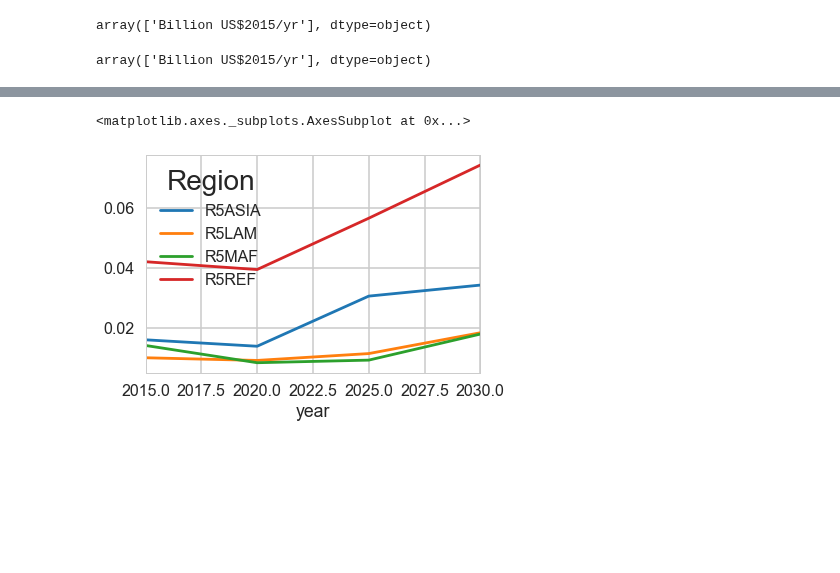
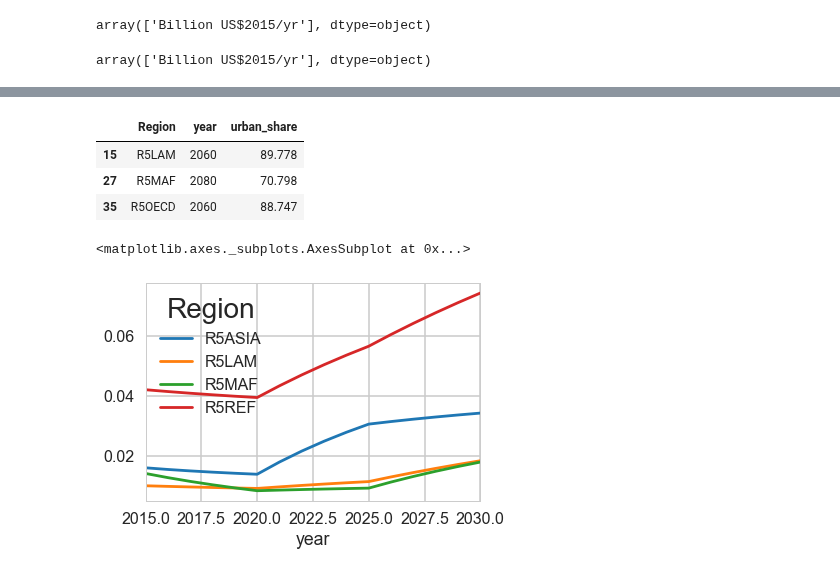
Before and after one commit to julierozenberg/infra_needs_analyses, a Jupyter notebook: energy_iiasa.ipynb, the cells around one changed output, grey strips where cells are left out. Drawn from its saved outputs; the diff is of its cells as text; code cells hidden in the pictures; blank space fills up the shorter version.

```diff
--- a/energy_iiasa.ipynb
+++ b/energy_iiasa.ipynb
@@ -91,0 +81,16 @@ investments
+# %%
+urban_share = pd.read_csv(myfolder+"urban_share_ssp2.csv")
+urban_share = urban_share.drop(["Model - Scenario","Variable","Unit"],axis=1).set_index("Region")
+urban_share.columns.name = "year"
+urban_share = urban_share.stack()
+urban_share.name = "urban_share"
+# %%
+urban_share = urban_share.reset_index()
+urban_share["Region"] = urban_share.Region.str.replace(".","").str.replace("R52","R5")
+urban_share["year"] = urban_share.year.astype("int")
+urban_share.sample(3)
+# %% [output]
+|  | Region | year | urban_share |
+| 15 | R5LAM | 2060 | 89.778 |
+| 27 | R5MAF | 2080 | 70.798 |
+| 35 | R5OECD | 2060 | 88.747 |
```
Also changed, not shown: parts of 18 cells of this notebook, 2 other files.
